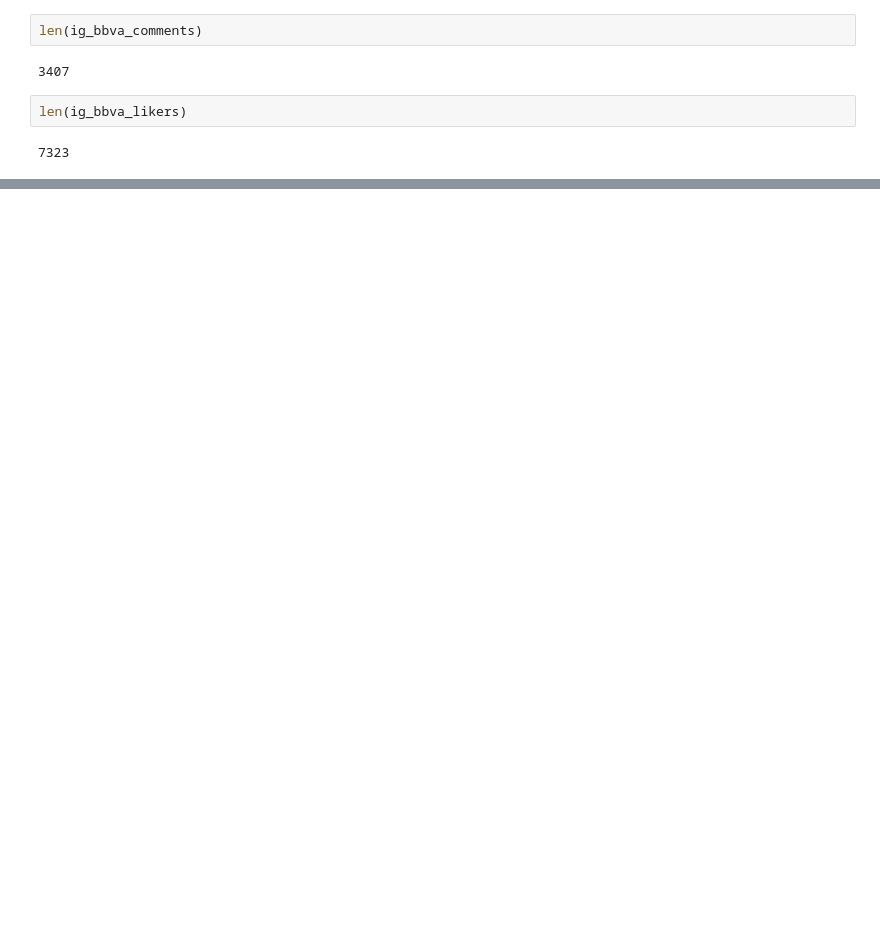
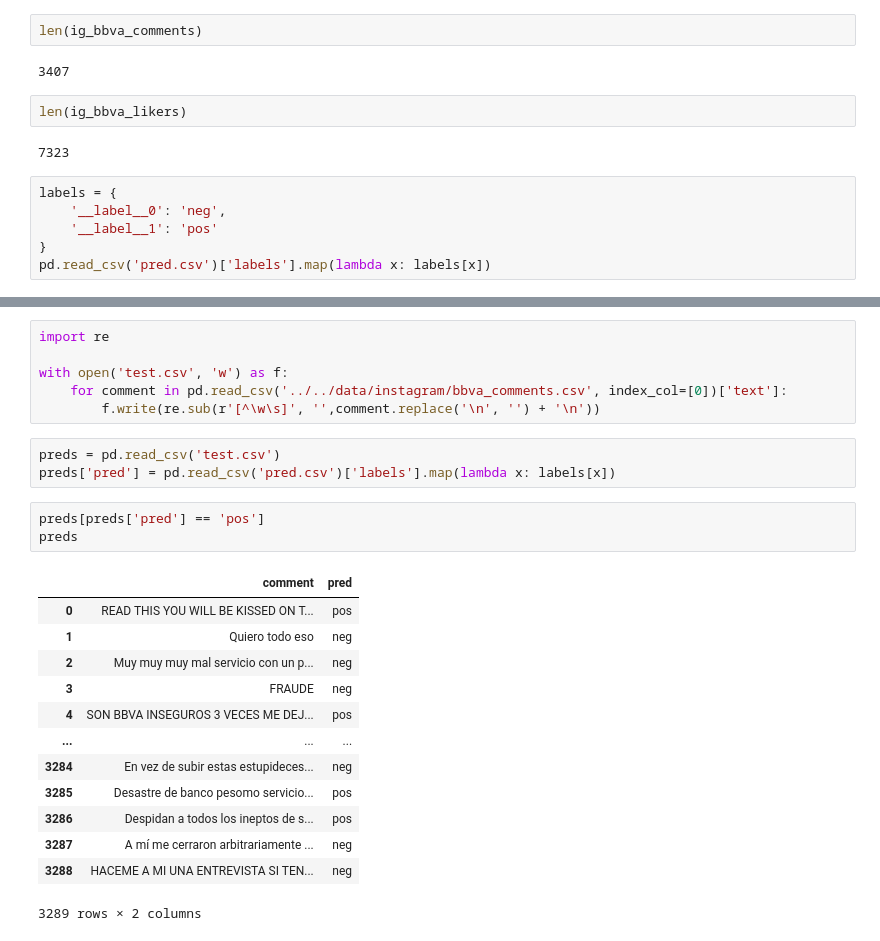
Before and after one commit to angelmoti24/hackathon, a Jupyter notebook: scrapers/instagram/Scraper.ipynb, the cells around one changed output, grey strips where cells are left out. Saved outputs shown, nothing was run; the diff lists cells and outputs as text; blank space fills up the shorter version.

```diff
--- a/scrapers/instagram/Scraper.ipynb
+++ b/scrapers/instagram/Scraper.ipynb
@@ -216,3 +218,9 @@ len(ig_bbva_comments)
 len(ig_bbva_likers)
 # %% [output]
 7323
+# %%
+labels = {
+    '__label__0': 'neg',
+    '__label__1': 'pos'
+}
+pd.read_csv('pred.csv')['labels'].map(lambda x: labels[x])
@@ -218,0 +240,26 @@ len(ig_bbva_likers)
+# %%
+import re
+
+with open('test.csv', 'w') as f:
+    for comment in pd.read_csv('../../data/instagram/bbva_comments.csv', index_col=[0])['text']:
+        f.write(re.sub(r'[^\w\s]', '',comment.replace('\n', '') + '\n'))
+# %%
+preds = pd.read_csv('test.csv')
+preds['pred'] = pd.read_csv('pred.csv')['labels'].map(lambda x: labels[x])
+# %%
+preds[preds['pred'] == 'pos']
+preds
+# %% [output]
+|  | comment | pred |
+| 0 | READ THIS YOU WILL BE KISSED ON T... | pos |
+| 1 | Quiero todo eso | neg |
+| 2 | Muy muy muy mal servicio con un p... | neg |
+| 3 | FRAUDE | neg |
+| 4 | SON BBVA INSEGUROS 3 VECES ME DEJ... | pos |
+| ... | ... | ... |
+| 3284 | En vez de subir estas estupideces... | neg |
+| 3285 | Desastre de banco pesomo servicio... | pos |
+| 3286 | Despidan a todos los ineptos de s... | pos |
+| 3287 | A mí me cerraron arbitrariamente ... | neg |
+| 3288 | HACEME A MI UNA ENTREVISTA SI TEN... | neg |
+3289 rows × 2 columns
```
Also changed, not shown: parts of 10 cells of this notebook, 20 other files.
